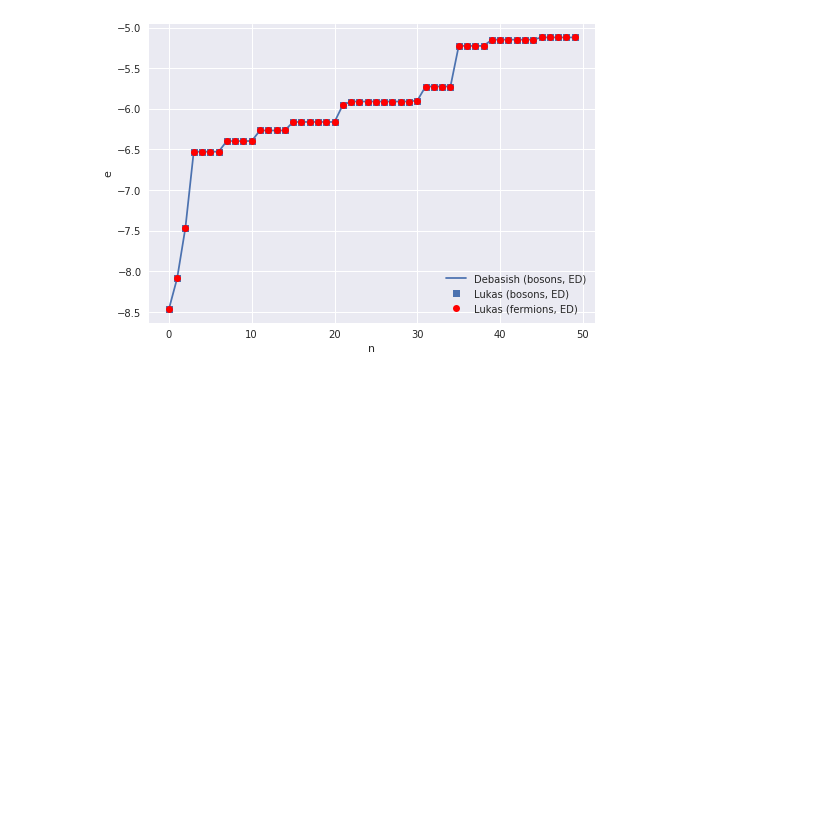
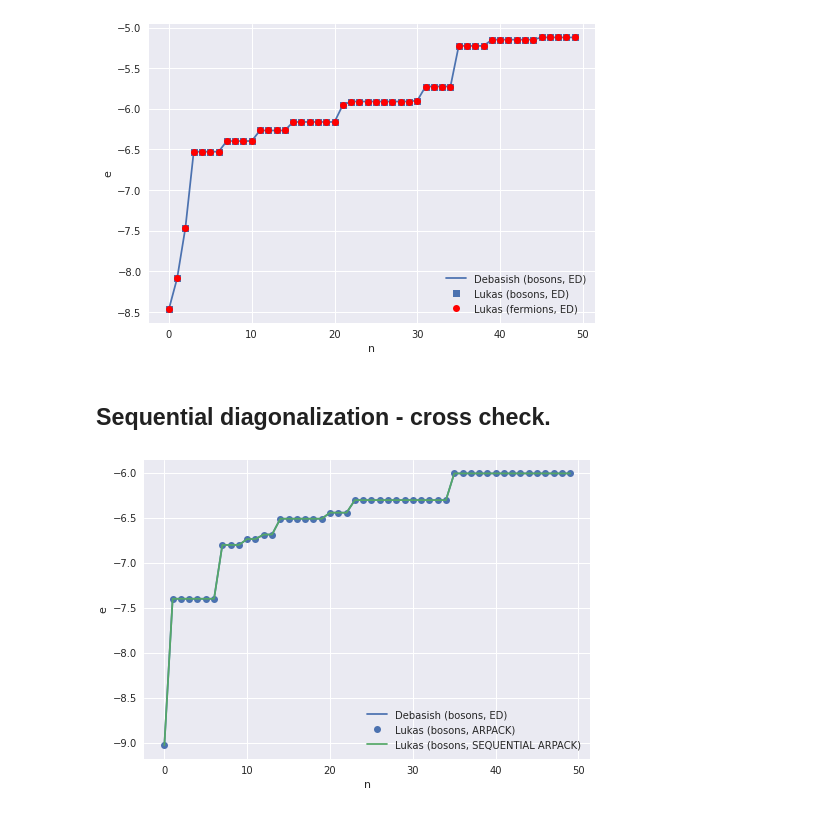
Before and after one commit to cygnus2/FQLMs, a Jupyter notebook: python_gauss_lattice/data_checks/compare_results.ipynb, the cells around one changed output. Saved outputs shown, nothing was run; the diff lists cells and outputs as text; code cells hidden in the pictures; blank space fills up the shorter version.

```diff
--- a/python_gauss_lattice/data_checks/compare_results.ipynb
+++ b/python_gauss_lattice/data_checks/compare_results.ipynb
@@ -131,3 +131,40 @@ with plt.style.context('seaborn'):
     ax.legend(loc='lower right')
 # %% [output]
 [figure]
+# %% [markdown]
+## Sequential diagonalization - cross check.
+# %%
+import h5py as hdf
+
+filename = '../output/SEQUENTIAL_spectrum_bosons_2x2x2.hdf5'
+lr_sequential = []
+with hdf.File(filename, 'r') as f:
+    for ds in f:
+        lr_sequential += f[ds][...].tolist()
+lr_sequential = sorted(lr_sequential)
+
+db_bose = pd.read_csv('../../ED_3d/boseLinks/evals.dat', names=['n', 'energy'], sep='\s+')
+lr_bose = pd.read_csv('../output/spectrum_bosons_winding_states_2x2x2.dat', sep=',', names=['e_real', 'e_imag'])
+
+with plt.style.context('seaborn'):
+    fig, ax = plt.subplots()
+
+    cutoff = 50
+
+    # Bosons.
+    line = ax.plot(db_bose['energy'][:cutoff], label='Debasish (bosons, ED)')
+    ax.plot(lr_bose['e_real'][:cutoff], label='Lukas (bosons, ARPACK)', marker='o', ls='', color=line[0].get_color())
+
+    # Fermions
+    line = ax.plot(lr_sequential[:cutoff], label='Lukas (bosons, SEQUENTIAL ARPACK)')
+
+
+    # ---
+
+    ax.set_xlabel('n')
+    ax.set_ylabel('e')
+    ax.legend(loc='lower right')
+
+    fig.savefig('spectrum_2x2x2.png')
+# %% [output]
+[figure, added]
```
Also changed, not shown: 2 other files.
